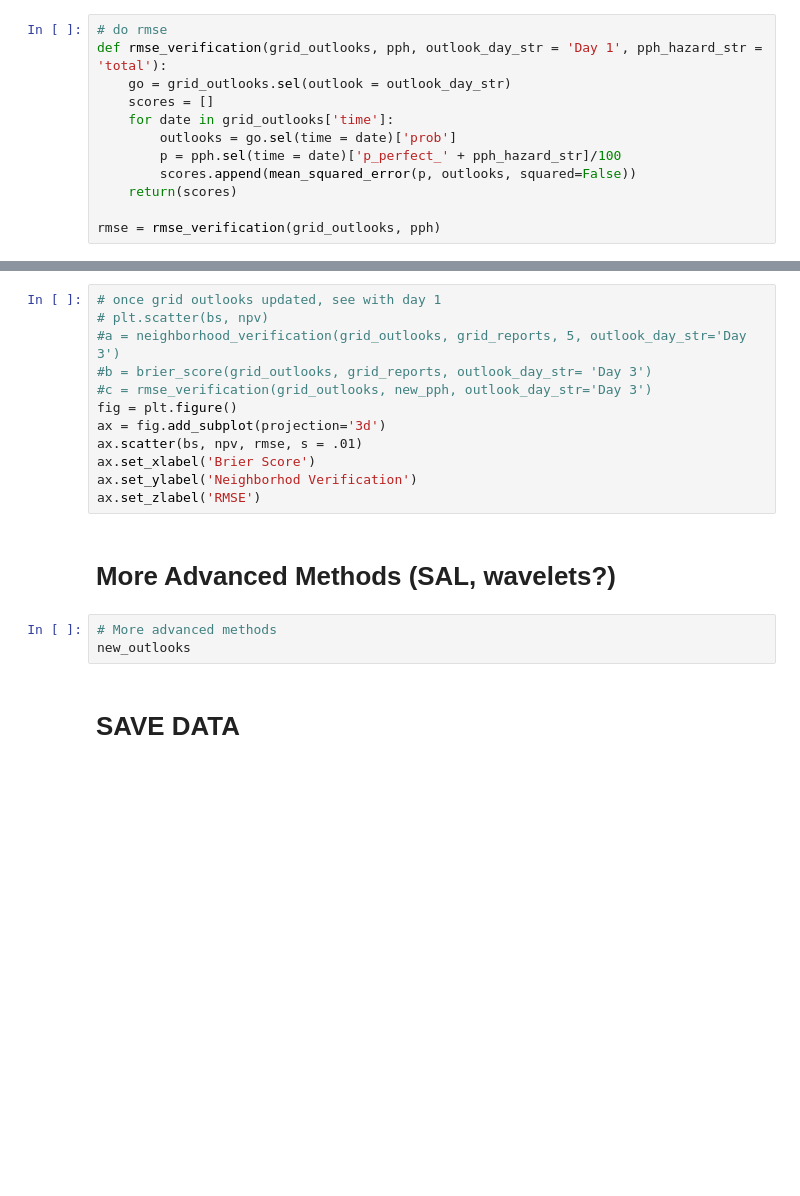
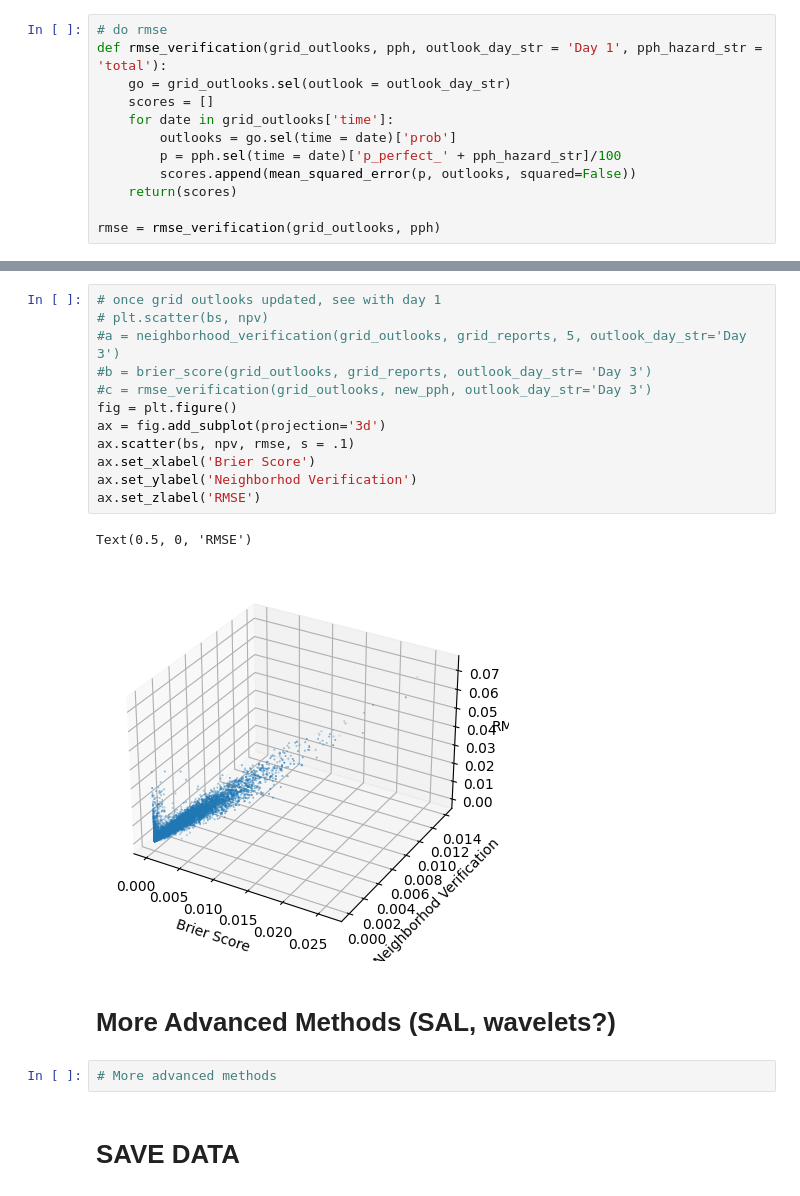
Before and after one commit to milesepstein13/severe-thunderstorm-analysis, a Jupyter notebook: labelling.ipynb, the cells around one changed output, grey strips where cells are left out. Saved outputs shown, nothing was run; the diff lists cells and outputs as text; blank space fills up the shorter version.

Commit message:
added brier scores and rmse labels

```diff
--- a/labelling.ipynb
+++ b/labelling.ipynb
@@ -639,20 +679,22 @@ new_outlooks, new_pph, new_reports = add_numerical_categorical_columns(new_outlo
 # %%
 # once grid outlooks updated, see with day 1
 # plt.scatter(bs, npv)
 #a = neighborhood_verification(grid_outlooks, grid_reports, 5, outlook_day_str='Day 3')
 #b = brier_score(grid_outlooks, grid_reports, outlook_day_str= 'Day 3')
 #c = rmse_verification(grid_outlooks, new_pph, outlook_day_str='Day 3')
 fig = plt.figure()
 ax = fig.add_subplot(projection='3d')
-ax.scatter(bs, npv, rmse, s = .01)
+ax.scatter(bs, npv, rmse, s = .1)
 ax.set_xlabel('Brier Score')
 ax.set_ylabel('Neighborhod Verification')
 ax.set_zlabel('RMSE')
+# %% [output]
+Text(0.5, 0, 'RMSE')
+[figure, added]
 # %% [markdown]
 # More Advanced Methods (SAL, wavelets?)
 # %%
 # More advanced methods
-new_outlooks
 # %% [markdown]
 # SAVE DATA
 # %%
```
Also changed, not shown: parts of 7 cells of this notebook, 1 other file.
